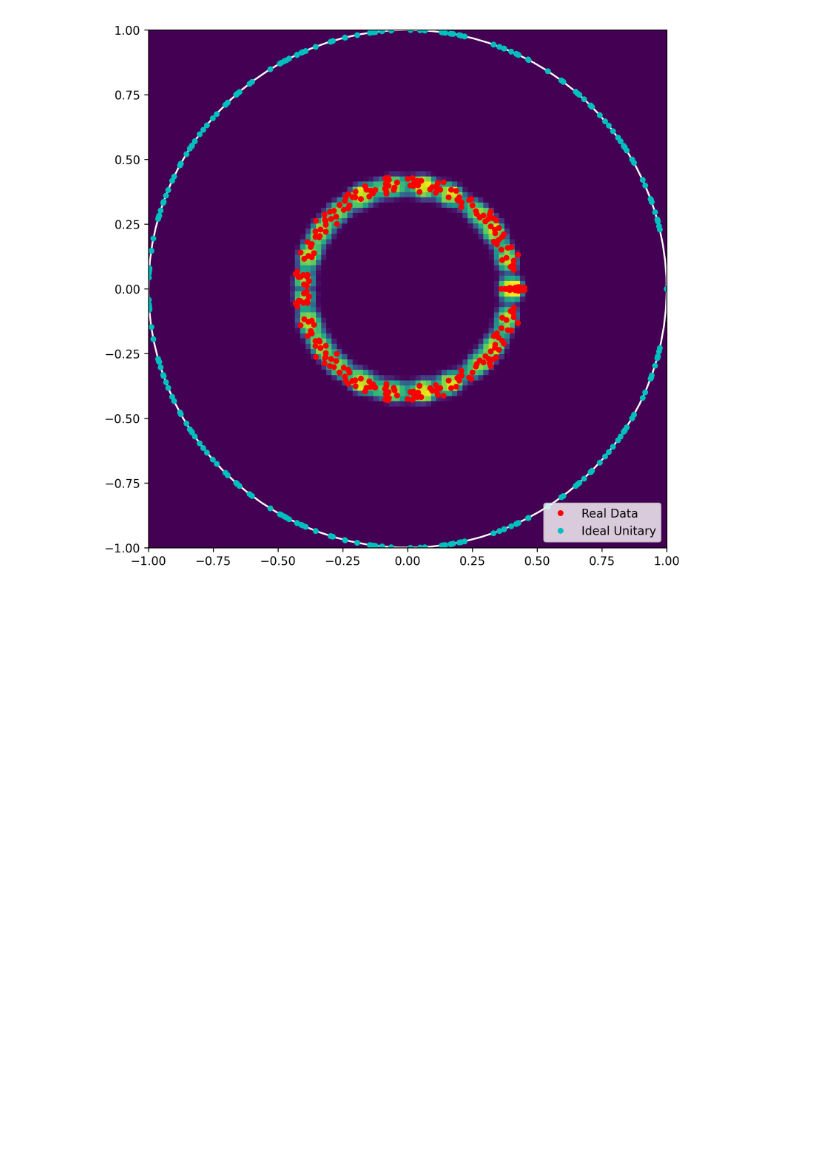
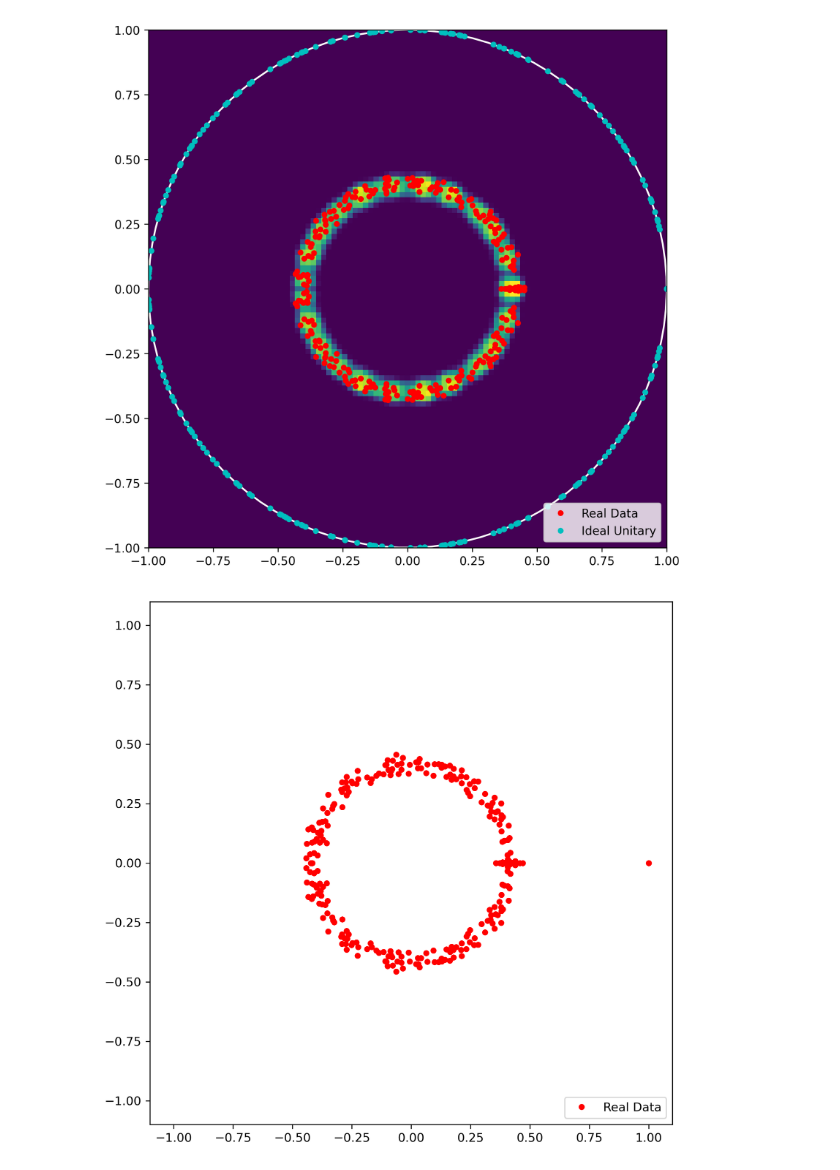
Before and after one commit to KristianWold/experimental-quantum-spectrum, a Jupyter notebook: notebooks/analysis/Clifford Circuit Spectrum, Analysis.ipynb, the cells around one changed output. Drawn from its saved outputs; the diff is of its cells as text; code cells hidden in the pictures; blank space fills up the shorter version.

Commit message:
Add proper clifford circuit experiment

```diff
--- a/notebooks/analysis/Clifford Circuit Spectrum, Analysis.ipynb
+++ b/notebooks/analysis/Clifford Circuit Spectrum, Analysis.ipynb
@@ -153,3 +158,36 @@ plt.savefig(image_path("nonintegrateble_circuit.pdf"), bbox_inches='tight')
 plt.show()
 # %% [output]
 [figure]
+# %%
+model3 = loader(data_path("belem_clifford_4qubit.model"))
+d = model3.channel.d
+
+np.random.seed(42)
+random.seed(42)
+
+circuit = nonintegrabel_circuit(4, 4)
+U = circuit_to_matrix(circuit)
+
+channel_unitary = ChoiMapStatic(U, mode="unitary")
+channel_diluted = DilutedKrausMap(U=U, c=0.4, kraus_part=KrausMap(d, rank=12))
+# %%
+spectrum_model3 = channel_spectrum(model3.channel, use_coords=True)
+#spectrum_unitary2 = channel_spectrum(channel_unitary, use_coords=True)
+
+t = np.linspace(0, 2*np.pi, 100)
+circle = [np.sin(t), np.cos(t)]
+
+fig = plt.figure(figsize=(8,8), dpi = 300, facecolor='w', edgecolor='k')
+ax = fig.add_subplot(111)
+ax.set_aspect(1)
+
+#plt.hist2d(spectrum_resample2[:,0], spectrum_resample2[:,1], bins = np.linspace(-1, 1, 100))
+plt.plot(*circle, "w")
+plt.plot(spectrum_model3[:,0], spectrum_model3[:,1], "ro", markersize=4)
+#plt.plot(spectrum_unitary2[:,0], spectrum_unitary2[:,1], "co", markersize=4)
+
+plt.legend(["_", "Real Data", "Ideal Unitary"], loc="lower right")
+#plt.savefig(image_path("nonintegrateble_circuit.pdf"), bbox_inches='tight')
+plt.show()
+# %% [output]
+[figure, added]
```
Also changed, not shown: parts of 2 cells of this notebook, 19 other files.
